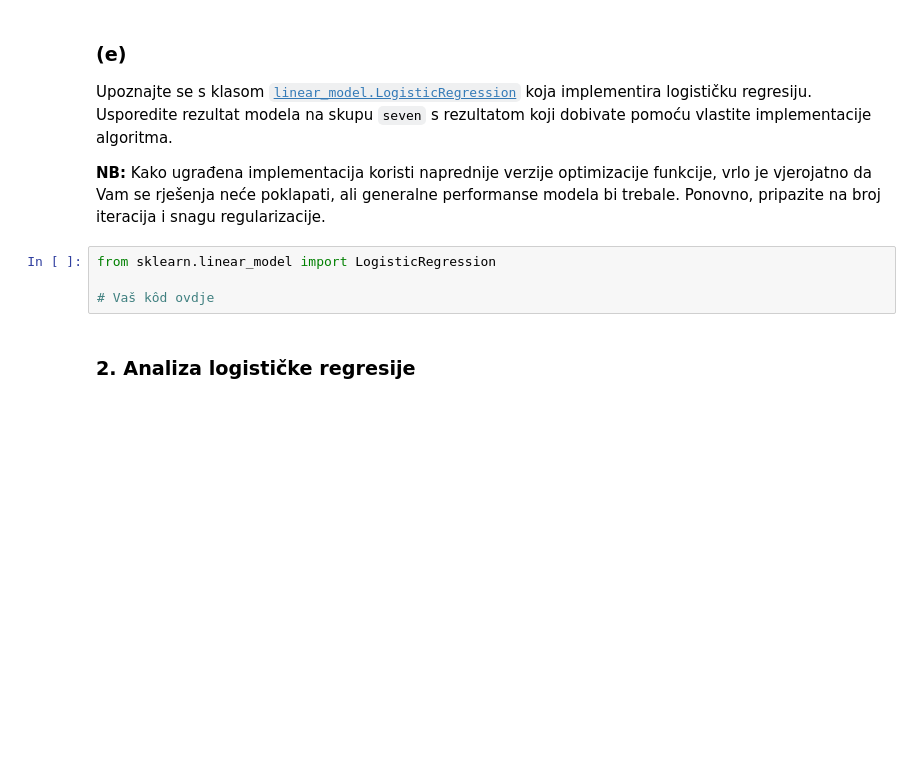
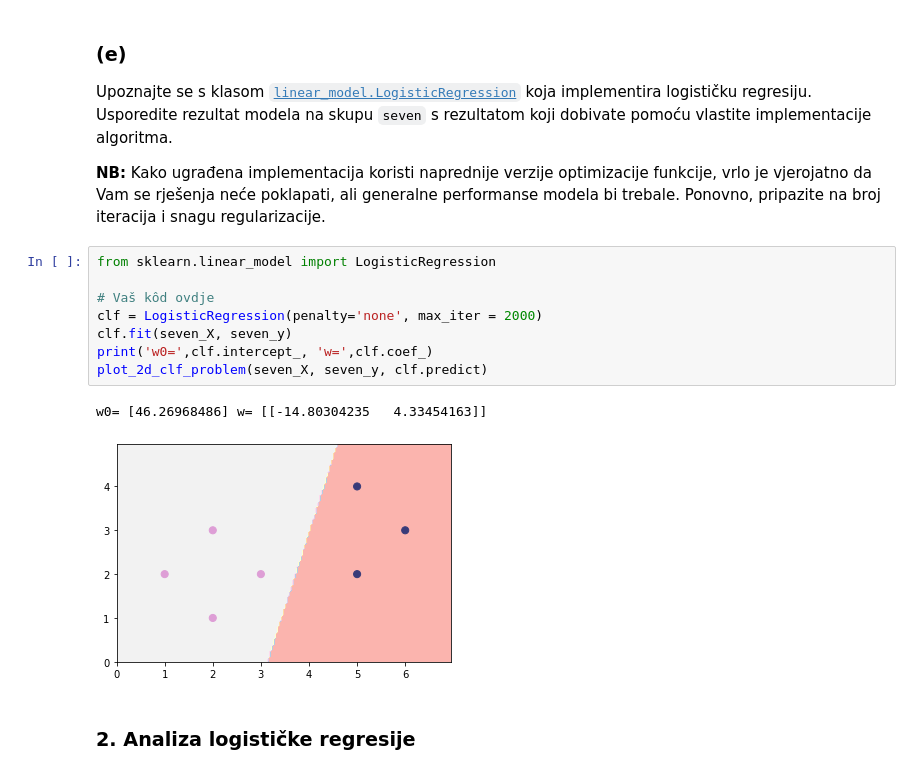
Before and after one commit to filipangel/SU, a Jupyter notebook: SU1-2021-06-07-LR.ipynb, the cells around one changed output. Drawn from its saved outputs; the diff is of its cells as text; blank space fills up the shorter version.

```diff
--- a/SU1-2021-06-07-LR.ipynb
+++ b/SU1-2021-06-07-LR.ipynb
@@ -146,10 +233,17 @@ from sklearn.metrics import zero_one_loss
 Upoznajte se s klasom [`linear_model.LogisticRegression`](http://scikit-learn.org/stable/modules/generated/sklearn.linear_model.LogisticRegression.html) koja implementira logističku regresiju. Usporedite rezultat modela na skupu `seven` s rezultatom koji dobivate pomoću vlastite implementacije algoritma.
 
 **NB:** Kako ugrađena implementacija koristi naprednije verzije optimizacije funkcije, vrlo je vjerojatno da Vam se rješenja neće poklapati, ali generalne performanse modela bi trebale. Ponovno, pripazite na broj iteracija i snagu regularizacije.
-# %%
-from sklearn.linear_model import LogisticRegression
-
-# Vaš kôd ovdje
+# %%
+from sklearn.linear_model import LogisticRegression
+
+# Vaš kôd ovdje
+clf = LogisticRegression(penalty='none', max_iter = 2000)
+clf.fit(seven_X, seven_y)
+print('w0=',clf.intercept_, 'w=',clf.coef_)
+plot_2d_clf_problem(seven_X, seven_y, clf.predict)
+# %% [output]
+w0= [46.26968486] w= [[-14.80304235   4.33454163]]
+[figure, added]
 # %% [markdown]
 ### 2. Analiza logističke regresije
 # %% [markdown]
```
Also changed, not shown: parts of 13 cells of this notebook.
